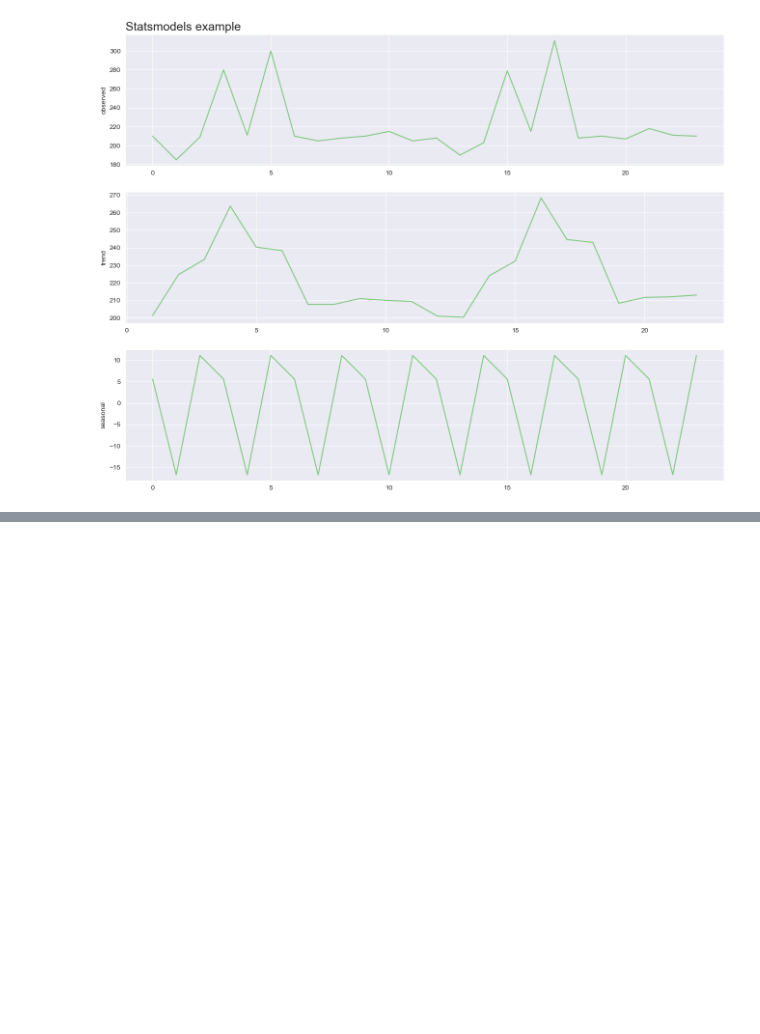
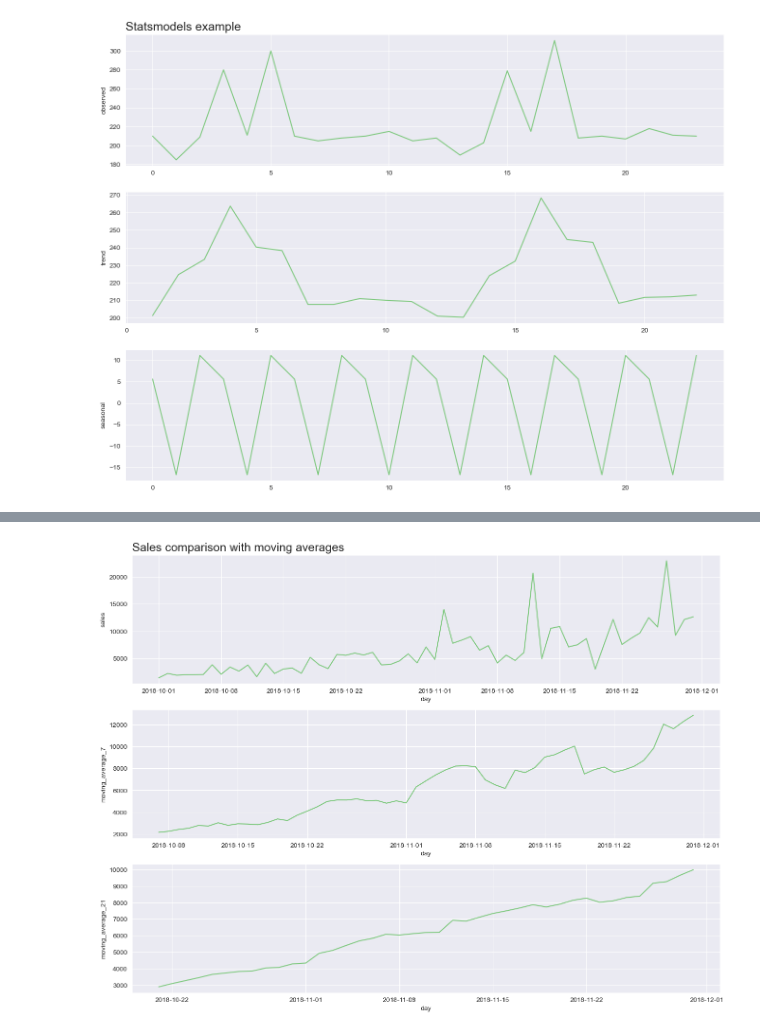
Before and after one commit to migueltosi/time-series-analysis, a Jupyter notebook: time_series_revision1.ipynb, the cells around one changed output, grey strips where cells are left out. Cells and saved outputs as stored; diff of their text form; code cells hidden in the pictures; blank space fills up the shorter version.

```diff
--- a/time_series_revision1.ipynb
+++ b/time_series_revision1.ipynb
@@ -507,0 +607,4 @@ plot_comparison(result.index, 'observed', 'trend', 'seasonal', result, 'Statsmod
+# %%
+plot_comparison('day', 'sales', 'moving_average_7', 'moving_average_21', alucel, 'Sales comparison with moving averages')
+# %% [output]
+[figure, added]
```
Also changed, not shown: parts of 14 cells of this notebook.
